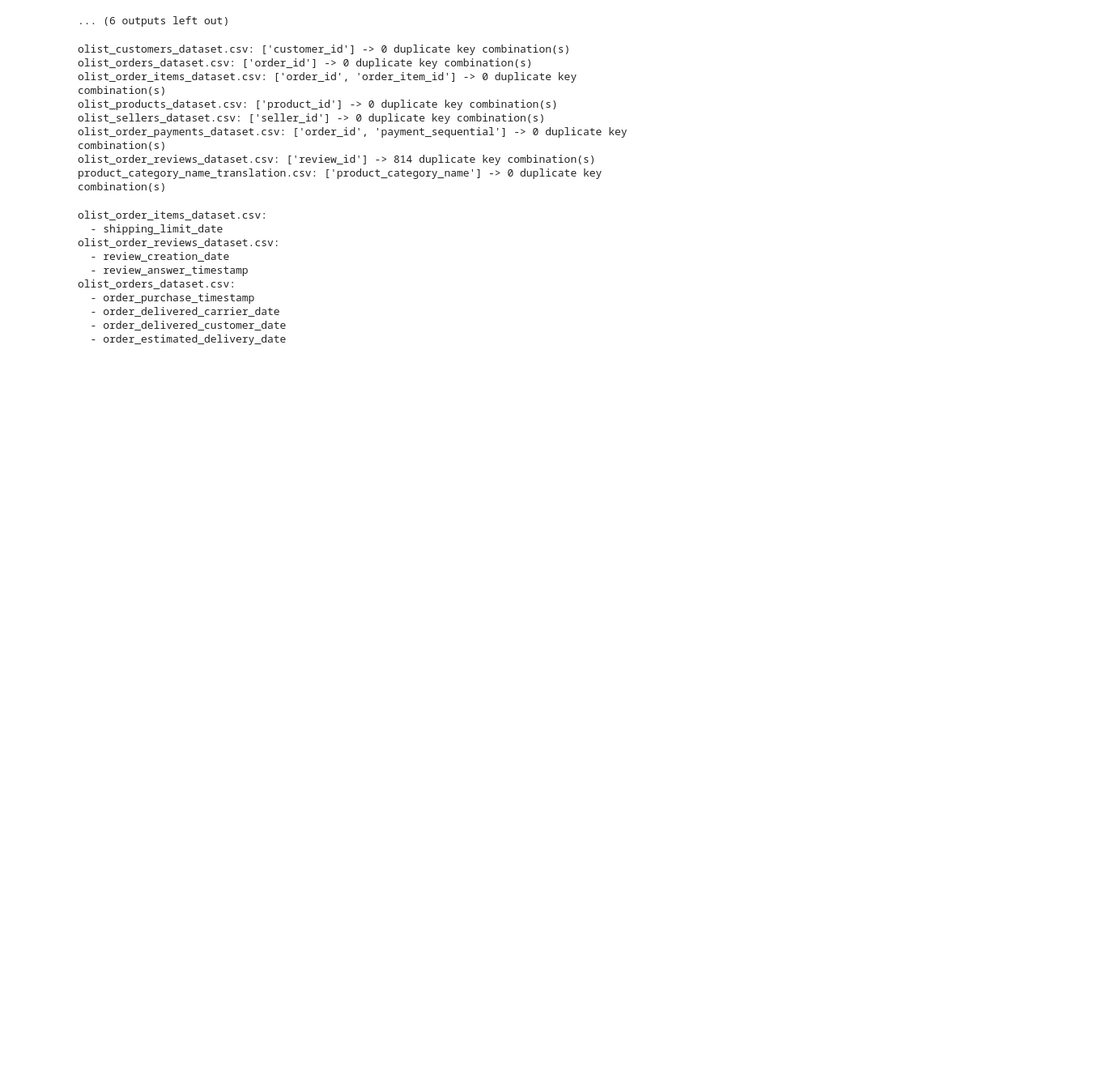
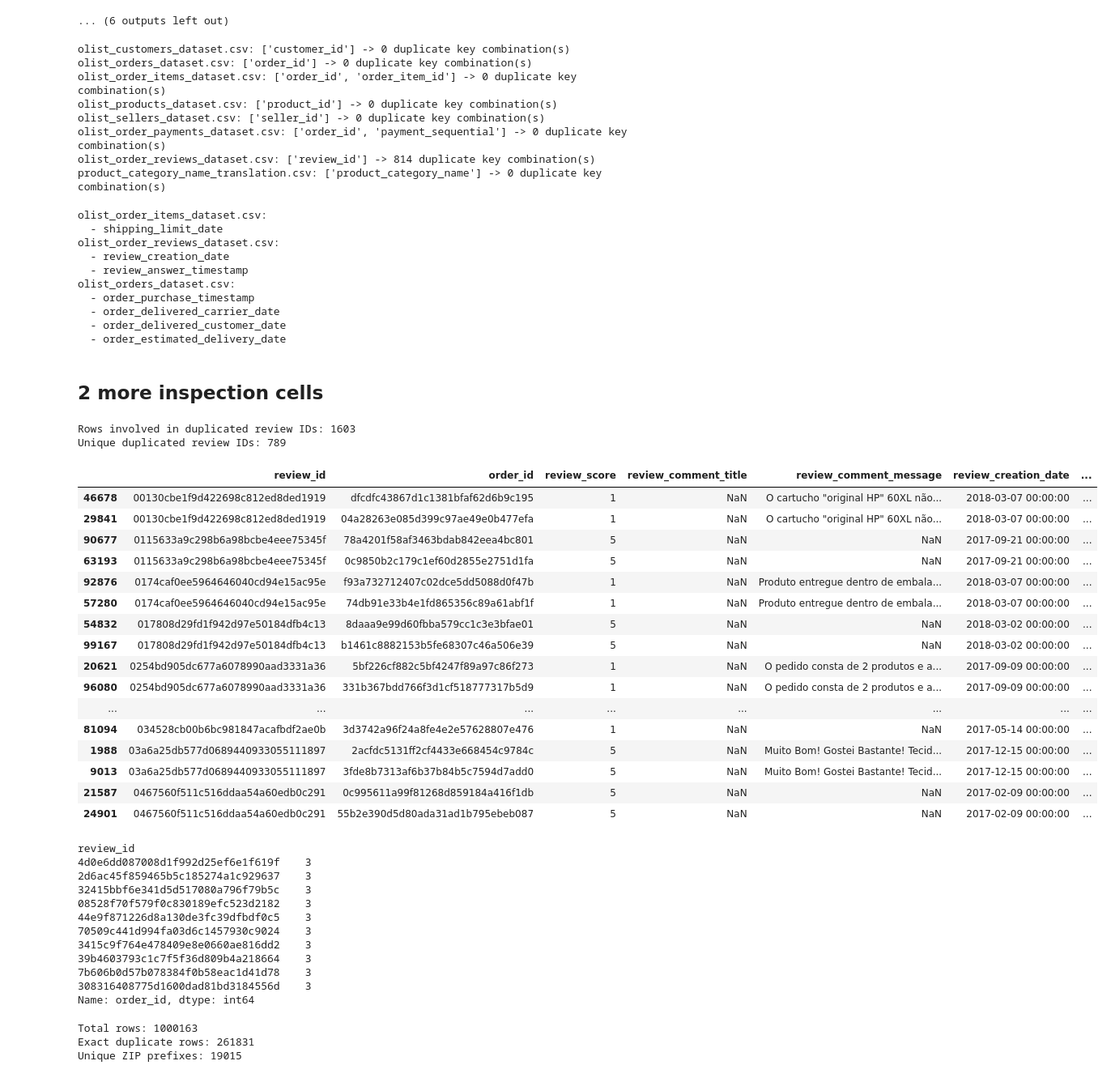
Before and after one commit to kaylatucker/CS690_Capstone, a Jupyter notebook: 05_src/initial-data-inspection.ipynb, the cells around one changed output. Shown at 81% size. Drawn from its saved outputs; the diff is of its cells as text; code cells hidden in the pictures; blank space fills up the shorter version.

Commit message:
2 more cells for inspection

```diff
--- a/05_src/initial-data-inspection.ipynb
+++ b/05_src/initial-data-inspection.ipynb
@@ -242,3 +242,69 @@ olist_orders_dataset.csv:
   - order_delivered_carrier_date
   - order_delivered_customer_date
   - order_estimated_delivery_date
+# %% [markdown]
+## 2 more inspection cells
+# %%
+reviews = pd.read_csv(RAW_DIR / "olist_order_reviews_dataset.csv")
+
+duplicate_review_ids = reviews[
+    reviews.duplicated(subset=["review_id"], keep=False)
+].sort_values("review_id")
+
+print("Rows involved in duplicated review IDs:", len(duplicate_review_ids))
+print("Unique duplicated review IDs:", duplicate_review_ids["review_id"].nunique())
+
+display(duplicate_review_ids.head(20))
+
+review_id_order_counts = (
+    reviews.groupby("review_id")["order_id"]
+    .nunique()
+    .sort_values(ascending=False)
+)
+
+print(review_id_order_counts.head(10))
+# %% [output]
+Rows involved in duplicated review IDs: 1603
+Unique duplicated review IDs: 789
+|  | review_id | order_id | review_score | review_comment_title | review_comment_message | review_creation_date | ... |
+| 46678 | 00130cbe1f9d422698c812ed8ded1919 | dfcdfc43867d1c1381bfaf62d6b9c195 | 1 | NaN | O cartucho "original HP" 60XL não... | 2018-03-07 00:00:00 | ... |
+| 29841 | 00130cbe1f9d422698c812ed8ded1919 | 04a28263e085d399c97ae49e0b477efa | 1 | NaN | O cartucho "original HP" 60XL não... | 2018-03-07 00:00:00 | ... |
+| 90677 | 0115633a9c298b6a98bcbe4eee75345f | 78a4201f58af3463bdab842eea4bc801 | 5 | NaN | NaN | 2017-09-21 00:00:00 | ... |
+| 63193 | 0115633a9c298b6a98bcbe4eee75345f | 0c9850b2c179c1ef60d2855e2751d1fa | 5 | NaN | NaN | 2017-09-21 00:00:00 | ... |
+| 92876 | 0174caf0ee5964646040cd94e15ac95e | f93a732712407c02dce5dd5088d0f47b | 1 | NaN | Produto entregue dentro de embala... | 2018-03-07 00:00:00 | ... |
+| 57280 | 0174caf0ee5964646040cd94e15ac95e | 74db91e33b4e1fd865356c89a61abf1f | 1 | NaN | Produto entregue dentro de embala... | 2018-03-07 00:00:00 | ... |
+| 54832 | 017808d29fd1f942d97e50184dfb4c13 | 8daaa9e99d60fbba579cc1c3e3bfae01 | 5 | NaN | NaN | 2018-03-02 00:00:00 | ... |
+| 99167 | 017808d29fd1f942d97e50184dfb4c13 | b1461c8882153b5fe68307c46a506e39 | 5 | NaN | NaN | 2018-03-02 00:00:00 | ... |
+| 20621 | 0254bd905dc677a6078990aad3331a36 | 5bf226cf882c5bf4247f89a97c86f273 | 1 | NaN | O pedido consta de 2 produtos e a... | 2017-09-09 00:00:00 | ... |
+| 96080 | 0254bd905dc677a6078990aad3331a36 | 331b367bdd766f3d1cf518777317b5d9 | 1 | NaN | O pedido consta de 2 produtos e a... | 2017-09-09 00:00:00 | ... |
+| ... | ... | ... | ... | ... | ... | ... | ... |
+| 81094 | 034528cb00b6bc981847acafbdf2ae0b | 3d3742a96f24a8fe4e2e57628807e476 | 1 | NaN | NaN | 2017-05-14 00:00:00 | ... |
+| 1988 | 03a6a25db577d0689440933055111897 | 2acfdc5131ff2cf4433e668454c9784c | 5 | NaN | Muito Bom! Gostei Bastante! Tecid... | 2017-12-15 00:00:00 | ... |
+| 9013 | 03a6a25db577d0689440933055111897 | 3fde8b7313af6b37b84b5c7594d7add0 | 5 | NaN | Muito Bom! Gostei Bastante! Tecid... | 2017-12-15 00:00:00 | ... |
+| 21587 | 0467560f511c516ddaa54a60edb0c291 | 0c995611a99f81268d859184a416f1db | 5 | NaN | NaN | 2017-02-09 00:00:00 | ... |
+| 24901 | 0467560f511c516ddaa54a60edb0c291 | 55b2e390d5d80ada31ad1b795ebeb087 | 5 | NaN | NaN | 2017-02-09 00:00:00 | ... |
+review_id
+4d0e6dd087008d1f992d25ef6e1f619f    3
+2d6ac45f859465b5c185274a1c929637    3
+32415bbf6e341d5d517080a796f79b5c    3
+08528f70f579f0c830189efc523d2182    3
+44e9f871226d8a130de3fc39dfbdf0c5    3
+70509c441d994fa03d6c1457930c9024    3
+3415c9f764e478409e8e0660ae816dd2    3
+39b4603793c1c7f5f36d809b4a218664    3
+7b606b0d57b078384f0b58eac1d41d78    3
+308316408775d1600dad81bd3184556d    3
+Name: order_id, dtype: int64
+# %%
+geo = pd.read_csv(RAW_DIR / "olist_geolocation_dataset.csv")
+
+print("Total rows:", len(geo))
+print("Exact duplicate rows:", geo.duplicated().sum())
+print(
+    "Unique ZIP prefixes:",
+    geo["geolocation_zip_code_prefix"].nunique()
+)
+# %% [output]
+Total rows: 1000163
+Exact duplicate rows: 261831
+Unique ZIP prefixes: 19015
```
